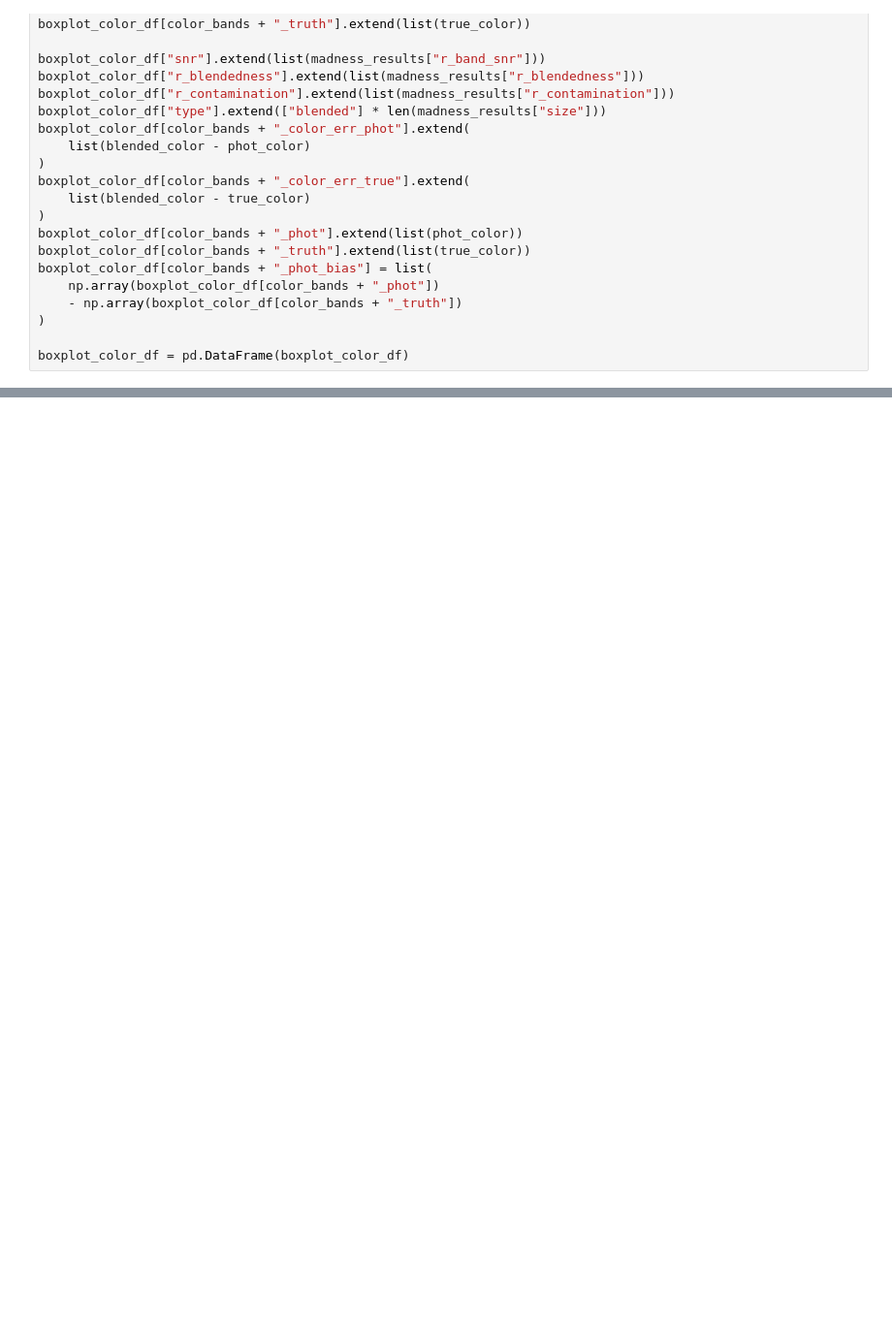
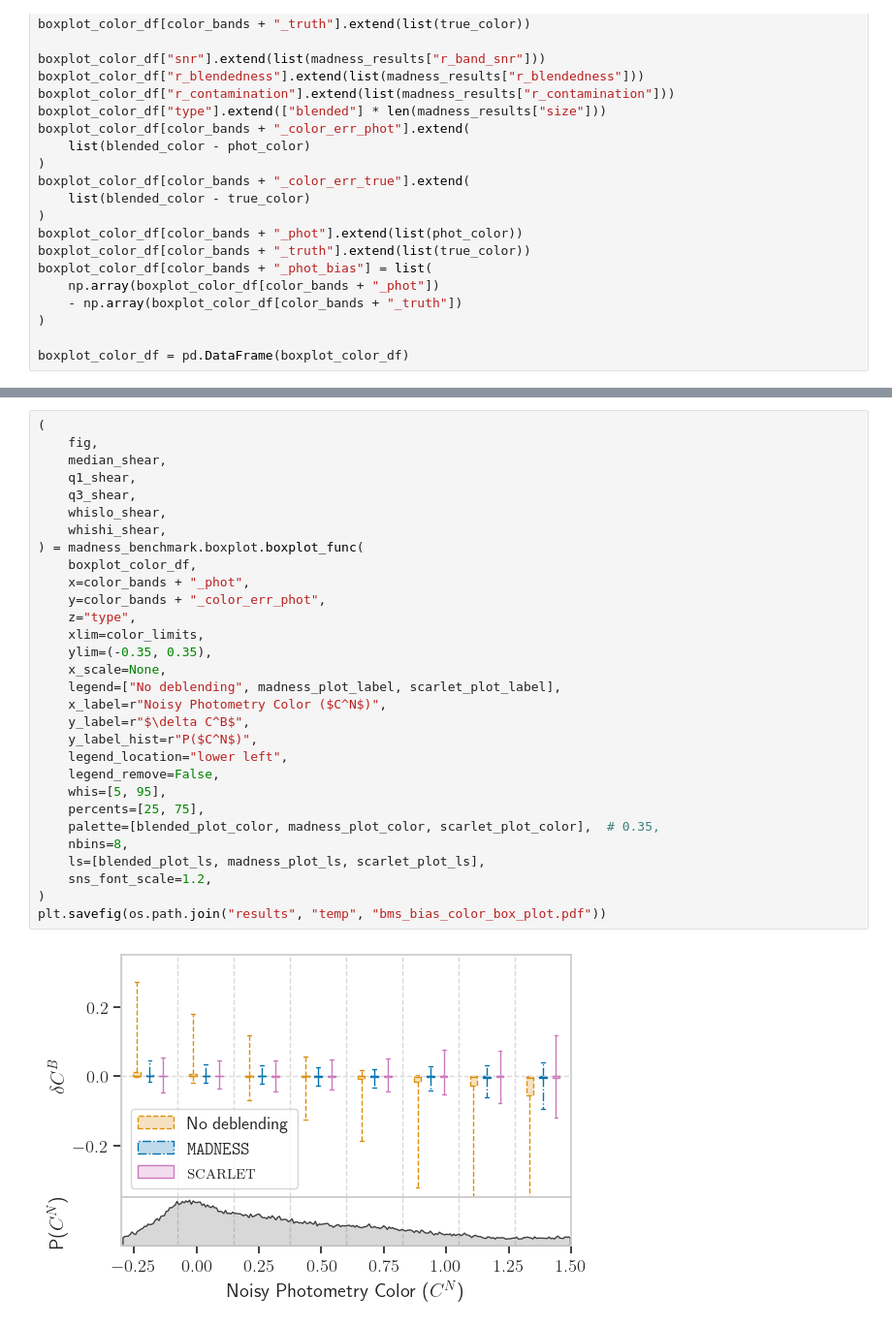
Before and after one commit to b-biswas/madness-benchmark, a Jupyter notebook: notebooks/4.3 Color.ipynb, the cells around one changed output, grey strips where cells are left out. Shown: that part at 97% size. Drawn from its saved outputs; the diff is of its cells as text; blank space fills up the shorter version.

```diff
--- a/notebooks/4.3 Color.ipynb
+++ b/notebooks/4.3 Color.ipynb
@@ -324,0 +325,32 @@ plt.show()
+# %%
+(
+    fig,
+    median_shear,
+    q1_shear,
+    q3_shear,
+    whislo_shear,
+    whishi_shear,
+) = madness_benchmark.boxplot.boxplot_func(
+    boxplot_color_df,
+    x=color_bands + "_phot",
+    y=color_bands + "_color_err_phot",
+    z="type",
+    xlim=color_limits,
+    ylim=(-0.35, 0.35),
+    x_scale=None,
+    legend=["No deblending", madness_plot_label, scarlet_plot_label],
+    x_label=r"Noisy Photometry Color ($C^N$)",
+    y_label=r"$\delta C^B$",
+    y_label_hist=r"P($C^N$)",
+    legend_location="lower left",
+    legend_remove=False,
+    whis=[5, 95],
+    percents=[25, 75],
+    palette=[blended_plot_color, madness_plot_color, scarlet_plot_color],  # 0.35,
+    nbins=8,
+    ls=[blended_plot_ls, madness_plot_ls, scarlet_plot_ls],
+    sns_font_scale=1.2,
+)
+plt.savefig(os.path.join("results", "temp", "bms_bias_color_box_plot.pdf"))
+# %% [output]
+[figure, added]
```
Also changed, not shown: parts of 7 cells of this notebook, 3 other files.
